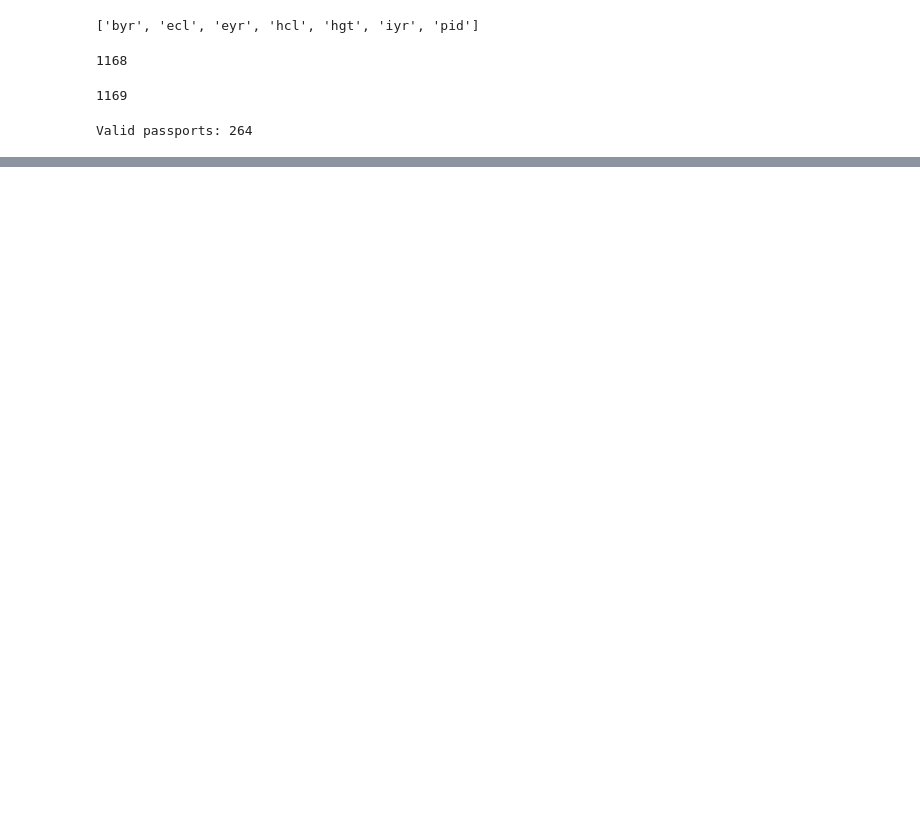
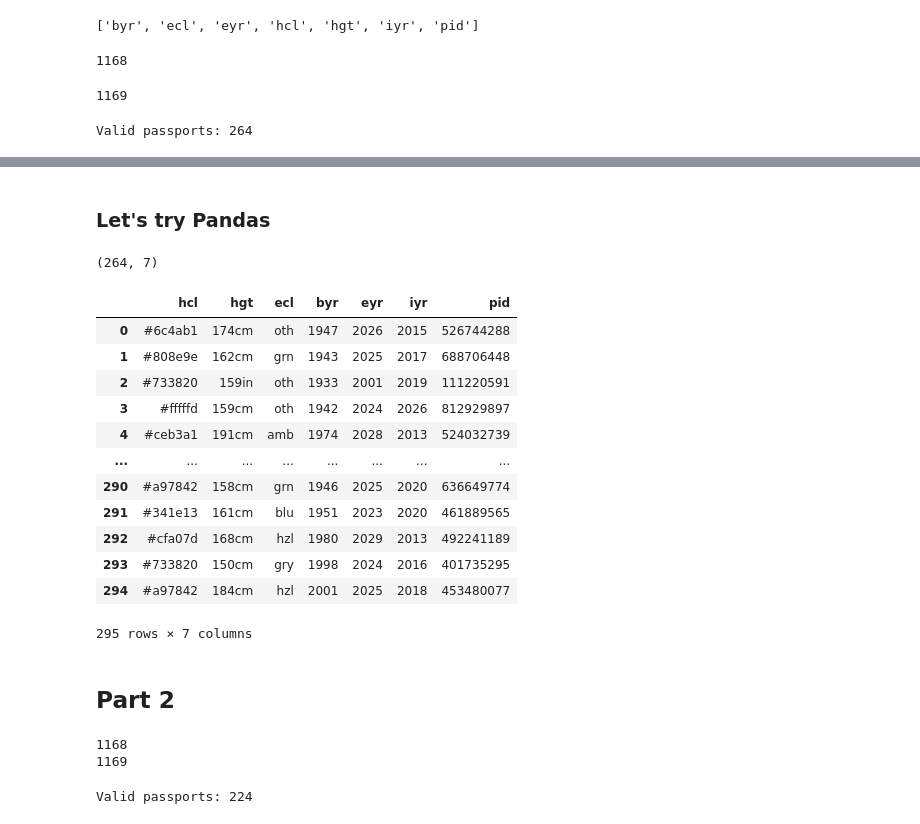
Before and after one commit to Sygyzmundovych/AdventOfCode2020, a Jupyter notebook: 04/aoc_04_1.ipynb, the cells around one changed output, grey strips where cells are left out. Drawn from its saved outputs; the diff is of its cells as text; code cells hidden in the pictures; blank space fills up the shorter version.

```diff
--- a/04/aoc_04_1.ipynb
+++ b/04/aoc_04_1.ipynb
@@ -49,0 +70,2 @@ Valid passports: 264
+# %% [markdown]
+### Let's try Pandas
@@ -49,0 +74,36 @@ Valid passports: 264
+# %%
+df_passports=pd.DataFrame(data=input)
+# %%
+df_passports.replace(to_replace='', value=None).dropna().shape
+# %% [output]
+(264, 7)
+# %%
+df_passports
+# %% [output]
+|  | hcl | hgt | ecl | byr | eyr | iyr | pid |
+| 0 | #6c4ab1 | 174cm | oth | 1947 | 2026 | 2015 | 526744288 |
+| 1 | #808e9e | 162cm | grn | 1943 | 2025 | 2017 | 688706448 |
+| 2 | #733820 | 159in | oth | 1933 | 2001 | 2019 | 111220591 |
+| 3 | #fffffd | 159cm | oth | 1942 | 2024 | 2026 | 812929897 |
+| 4 | #ceb3a1 | 191cm | amb | 1974 | 2028 | 2013 | 524032739 |
+| ... | ... | ... | ... | ... | ... | ... | ... |
+| 290 | #a97842 | 158cm | grn | 1946 | 2025 | 2020 | 636649774 |
+| 291 | #341e13 | 161cm | blu | 1951 | 2023 | 2020 | 461889565 |
+| 292 | #cfa07d | 168cm | hzl | 1980 | 2029 | 2013 | 492241189 |
+| 293 | #733820 | 150cm | gry | 1998 | 2024 | 2016 | 401735295 |
+| 294 | #a97842 | 184cm | hzl | 2001 | 2025 | 2018 | 453480077 |
+295 rows × 7 columns
+# %% [markdown]
+## Part 2
+# %%
+with open("./aoc_2004_prod.txt") as f:
+    data=f.read().splitlines()
+    print(len(data))
+
+#If the last line is not empty, we need to add it avoiding loosing the last passport in the next step
+if (data[(len(data))-1] != ''):
+    data.append('')
+print(len(data))
+# %% [output]
+1168
+1169
@@ -49,0 +131,21 @@ Valid passports: 264
+# %%
+input=list()
+line=set()
+result=0
+for d in data:
+    if (d==''):
+        line2dict=dict(tuple(tuple(kv.split(':')) for kv in line))
+        if 'cid' in line2dict.keys():
+            line2dict.pop('cid')
+        #print(sorted(line2dict.keys()))
+        if (int((set(line2dict.keys()))==FIELDS_REQ)):
+            #print(line2dict, is_valid_passport(line2dict))
+            result+=(is_valid_passport(line2dict)=='Ok!')
+        input.append(line2dict)
+        line=set()
+    else:
+        line.update({w for w in d.split()})
+
+print(f"Valid passports: {result}")
+# %% [output]
+Valid passports: 224
```
Also changed, not shown: parts of 4 cells of this notebook, 2 other files.
